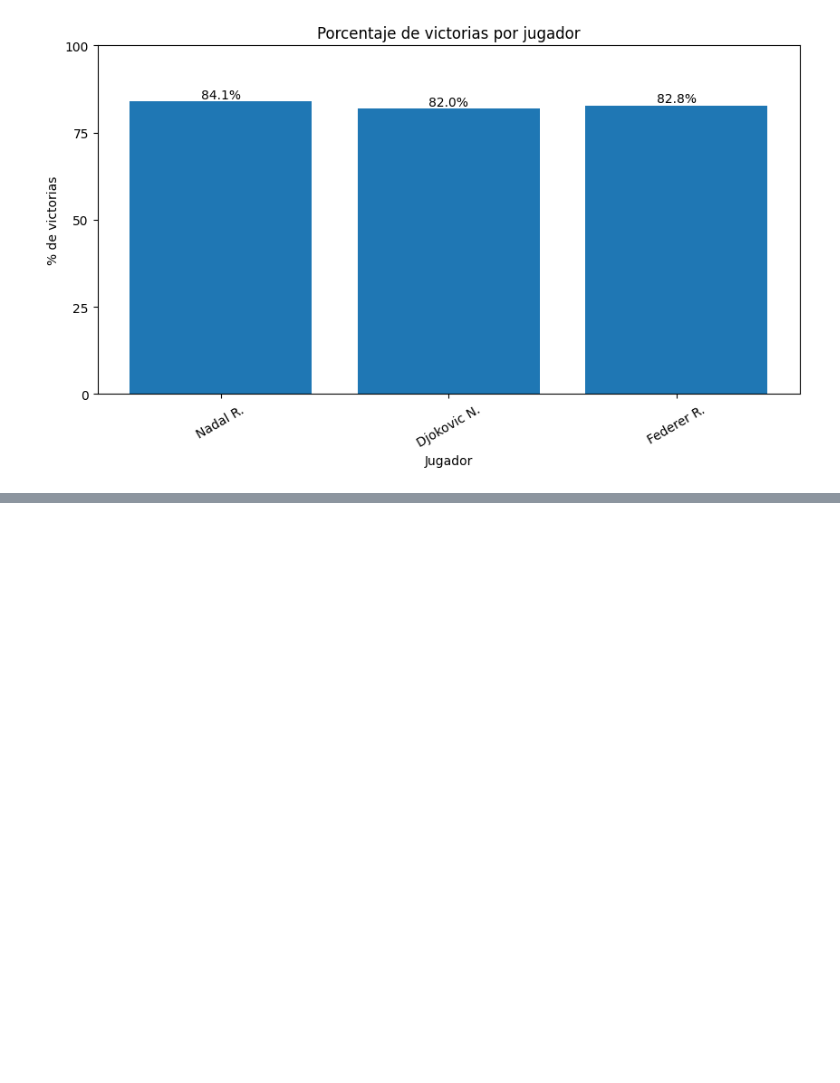
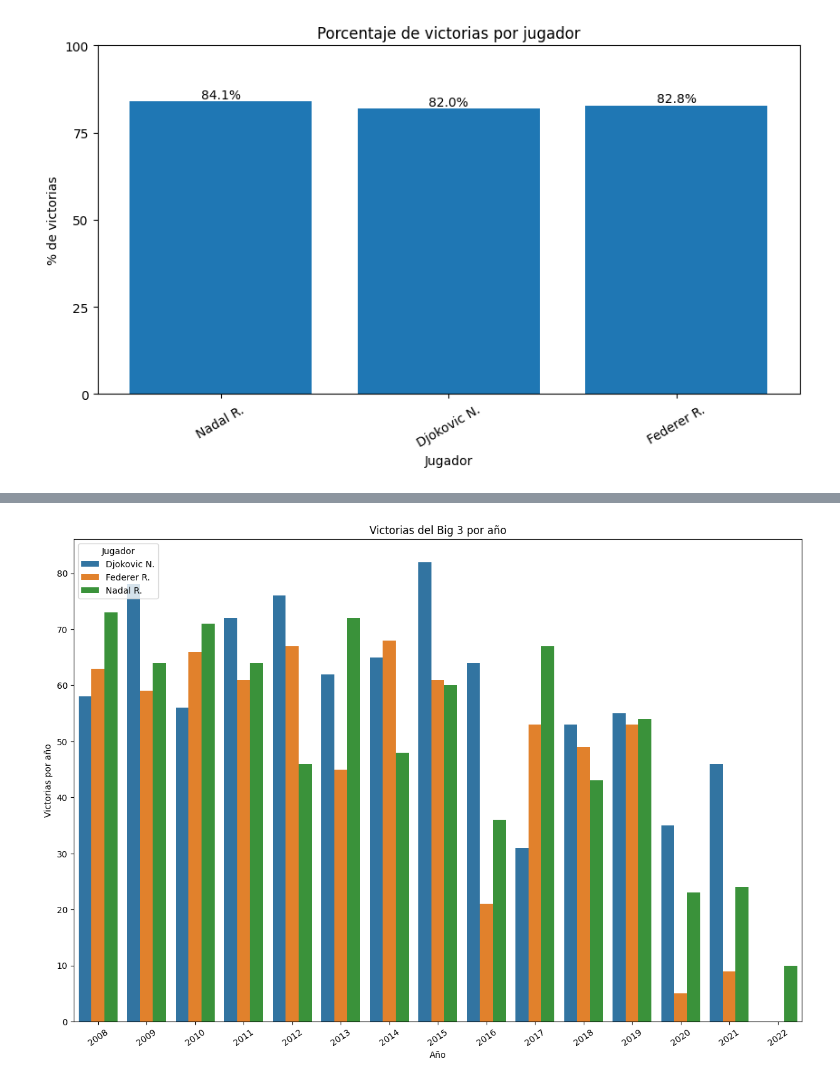
Before and after one commit to legabrielo/Tennis, a Jupyter notebook: tennis.ipynb, the cells around one changed output, grey strips where cells are left out. Cells and saved outputs as stored; diff of their text form; code cells hidden in the pictures; blank space fills up the shorter version.

Commit message:
Calculamos las victorias por año
Hicimos el gráfico de las victorias por año

```diff
--- a/tennis.ipynb
+++ b/tennis.ipynb
@@ -91,3 +97,11 @@ df.head()
 | 3 | 1 | Adelaide | Adelaide International 1 | 2022-01-03 | ATP250 | Outdoor | Hard | 1st Round | 3 | Johnson S. | ... | ... |
 | 4 | 1 | Adelaide | Adelaide International 1 | 2022-01-04 | ATP250 | Outdoor | Hard | 1st Round | 3 | Moutet C. | ... | ... |
 5 rows × 34 columns
+# %%
+# Cambiamos el valor del date
+
+df.Date = pd.to_datetime(df.Date, infer_datetime_format=True)
+# %%
+# Creamos una columna que tenga solo el año
+
+df['Año'] = df.Date.dt.year
@@ -360,3 +391,10 @@ for bar in bars:
 plt.show()
 # %% [output]
 [figure]
+# %%
+# Partidos por año
+
+
+b3L['Año'] = b3L.Date.dt.year
+b3W['Año'] = b3W.Date.dt.year
+b3W
@@ -362,0 +415,5 @@ plt.show()
+# %%
+wc = b3W.groupby(['Año', 'Winner'])[['ATP']].count().reset_index()
+wc = wc.rename(columns={'Winner': 'Jugador',
+                        'ATP':'Wins'})
+wc.head()
@@ -362,0 +439,13 @@ plt.show()
+# %%
+# Creamos n gráfico para ver las victorias por año
+
+plt.figure(figsize=(15,10))
+sns.barplot(data = wc,
+              x = 'Año',
+              y= 'Wins',
+              hue= 'Jugador')
+plt.xticks(rotation= 35)
+plt.ylabel('Victorias por año')
+plt.title('Victorias del Big 3 por año');
+# %% [output]
+[figure, added]
```
Also changed, not shown: parts of 15 cells of this notebook.
